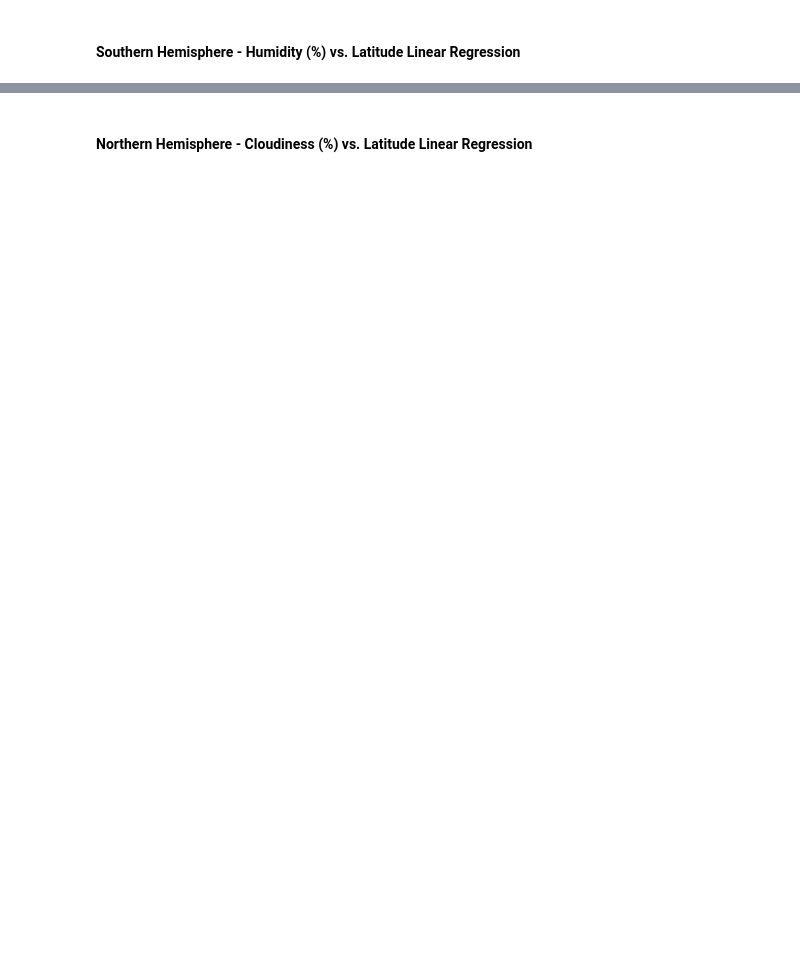
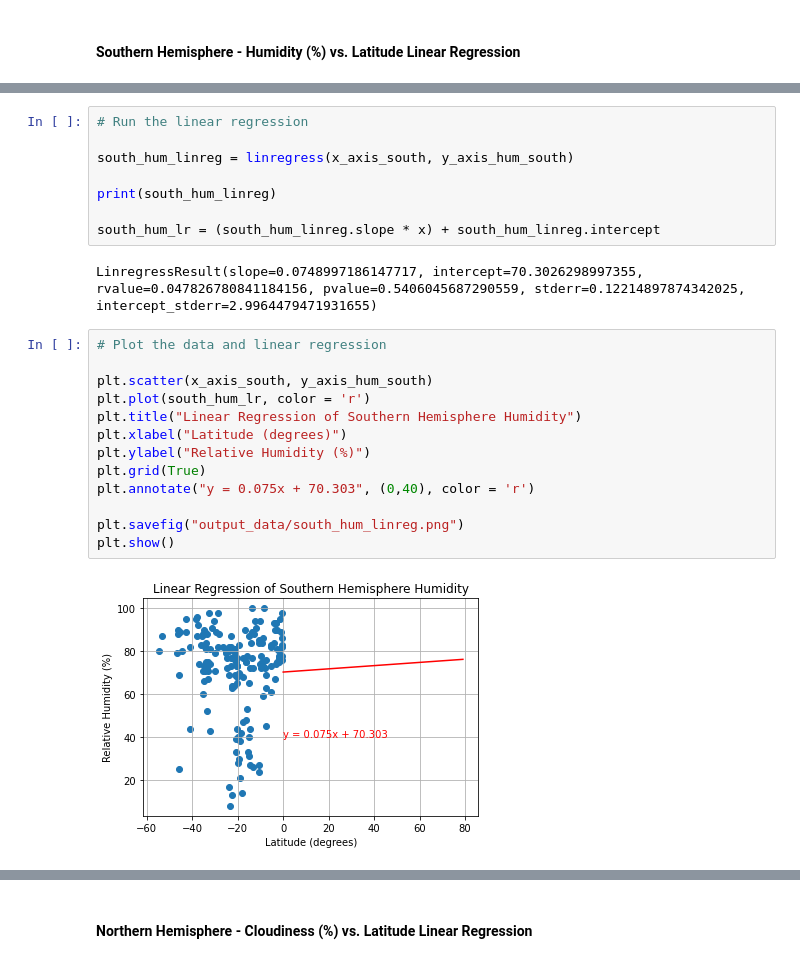
Before and after one commit to SamEspe/python-api-challenge, a Jupyter notebook: WeatherPy.ipynb, the cells around one changed output, grey strips where cells are left out. Drawn from its saved outputs; the diff is of its cells as text; blank space fills up the shorter version.

```diff
--- a/WeatherPy.ipynb
+++ b/WeatherPy.ipynb
@@ -279,0 +376,25 @@ southern_hemisphere = clean_city_data.loc[clean_city_data["Lat"] < 0]
+# %%
+# Run the linear regression
+
+south_hum_linreg = linregress(x_axis_south, y_axis_hum_south)
+
+print(south_hum_linreg)
+
+south_hum_lr = (south_hum_linreg.slope * x) + south_hum_linreg.intercept
+# %% [output]
+LinregressResult(slope=0.0748997186147717, intercept=70.3026298997355, rvalue=0.047826780841184156, pvalue=0.5406045687290559, stderr=0.12214897874342025, intercept_stderr=2.9964479471931655)
+# %%
+# Plot the data and linear regression
+
+plt.scatter(x_axis_south, y_axis_hum_south)
+plt.plot(south_hum_lr, color = 'r')
+plt.title("Linear Regression of Southern Hemisphere Humidity")
+plt.xlabel("Latitude (degrees)")
+plt.ylabel("Relative Humidity (%)")
+plt.grid(True)
+plt.annotate("y = 0.075x + 70.303", (0,40), color = 'r')
+
+plt.savefig("output_data/south_hum_linreg.png")
+plt.show()
+# %% [output]
+[figure, added]
```
Also changed, not shown: parts of 42 cells of this notebook, 12 other files.
